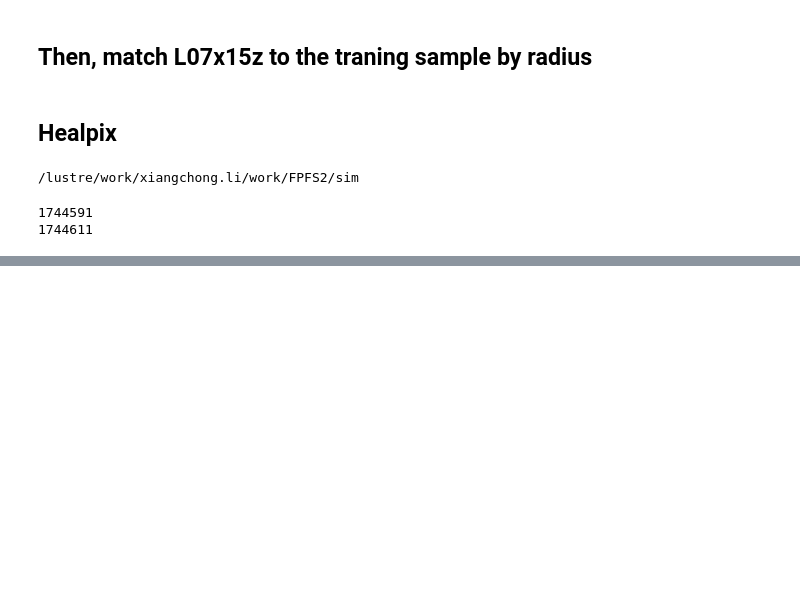
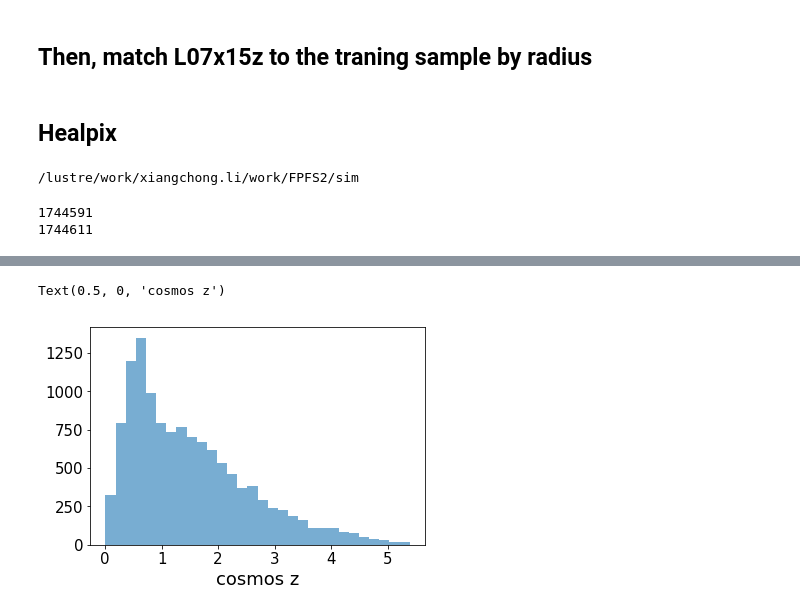
Before and after one commit to mr-superonion/FPFS, a Jupyter notebook: notebook/sim/3_1_2-beyondTrain252.ipynb, the cells around one changed output, grey strips where cells are left out. Drawn from its saved outputs; the diff is of its cells as text; code cells hidden in the pictures; blank space fills up the shorter version.

```diff
--- a/notebook/sim/3_1_2-beyondTrain252.ipynb
+++ b/notebook/sim/3_1_2-beyondTrain252.ipynb
@@ -235,0 +246,7 @@ plt.hist(cat_tmp2['zphot'])
+# %%
+# redshift distribution
+_=plt.hist(hstcat['zphot'],bins=30,alpha=0.6)
+plt.xlabel('cosmos z')
+# %% [output]
+Text(0.5, 0, 'cosmos z')
+[figure, added]
```
Also changed, not shown: parts of 14 cells of this notebook, 5 other files.
